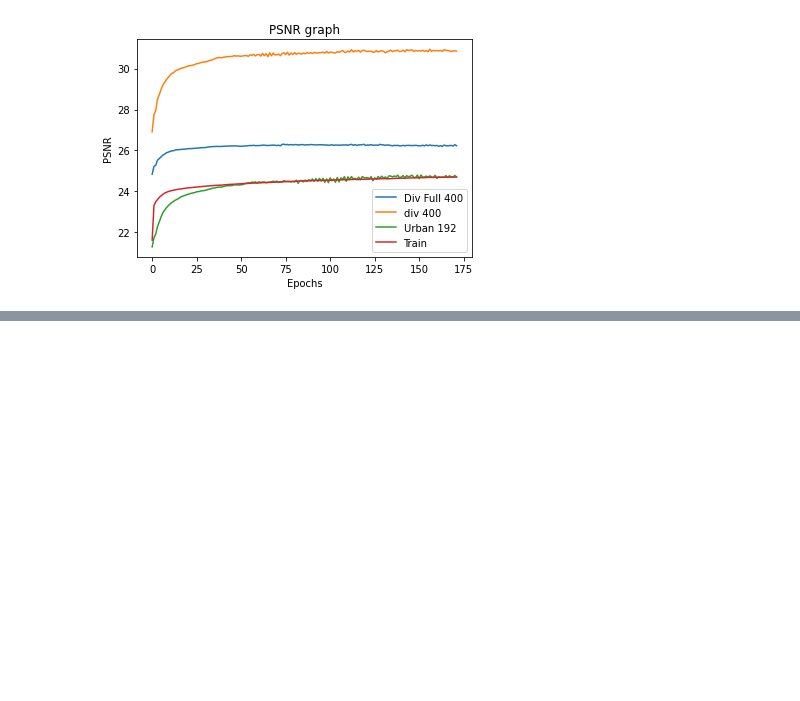
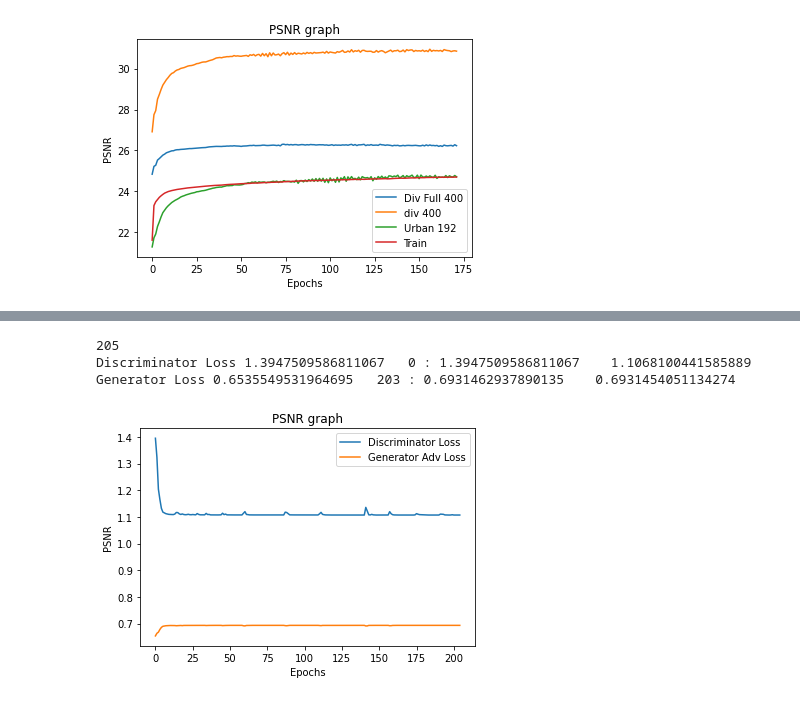
Before and after one commit to Shrsh/Super_Resolution_Networks, a Jupyter notebook: Graphs.ipynb, the cells around one changed output, grey strips where cells are left out. Cells and saved outputs as stored; diff of their text form; code cells hidden in the pictures; blank space fills up the shorter version.

```diff
--- a/Graphs.ipynb
+++ b/Graphs.ipynb
@@ -2967,0 +3049,22 @@ Train 23.54123516478726   151 : 24.806225515645576    24.80560339461208
+# %%
+path = "/home/harsh.shukla/SRCNN/GAN_results/Discriminator.txt"
+dbfile = open(path, 'rb')
+db1 = pickle.load(dbfile)
+path = "/home/harsh.shukla/SRCNN/GAN_results/Generator_Adversial.txt"
+dbfile = open(path, 'rb')
+db2 = pickle.load(dbfile)
+
+plt.plot(db1,label="Discriminator Loss")
+plt.plot(db2,label="Generator Adv Loss")
+plt.title('PSNR graph')
+plt.ylabel('PSNR')
+plt.xlabel('Epochs')
+plt.legend()
+print(len(db1))
+print("Discriminator Loss",db1[0]," ",db1.index(max(db1)),":",max(db1),"  ",db1[-1])
+print("Generator Loss",db2[0]," ",db2.index(max(db2)),":",max(db2),"  ",db2[-1])
+# %% [output]
+205
+Discriminator Loss 1.3947509586811067   0 : 1.3947509586811067    1.1068100441585889
+Generator Loss 0.6535549531964695   203 : 0.6931462937890135    0.6931454051134274
+[figure, added]
```
Also changed, not shown: parts of 10 cells of this notebook, 5 other files.
